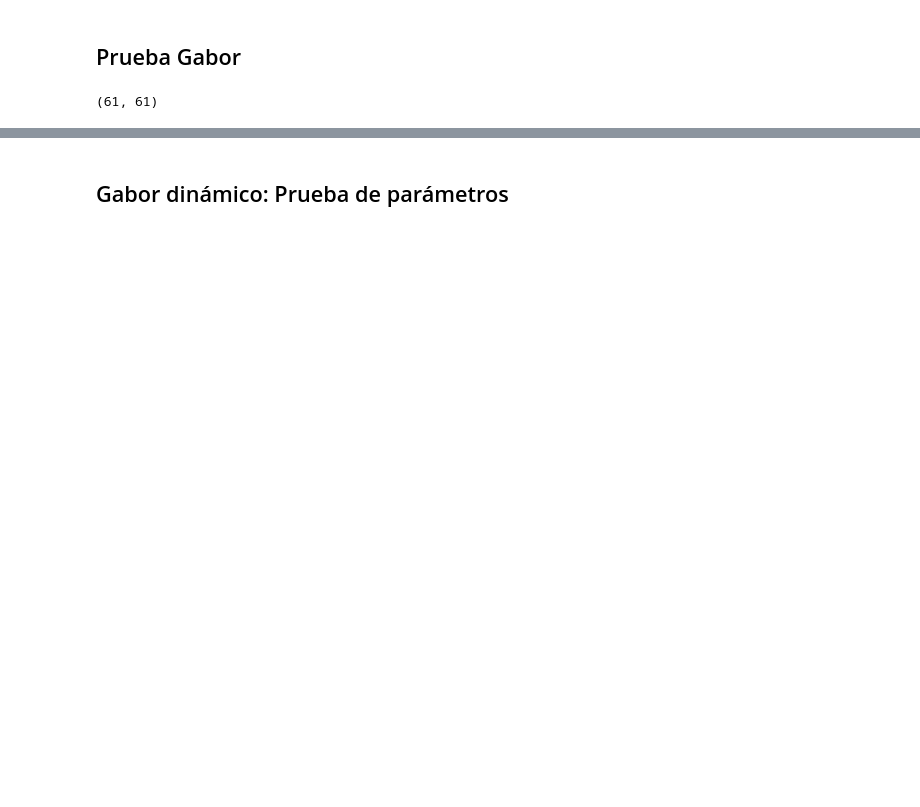
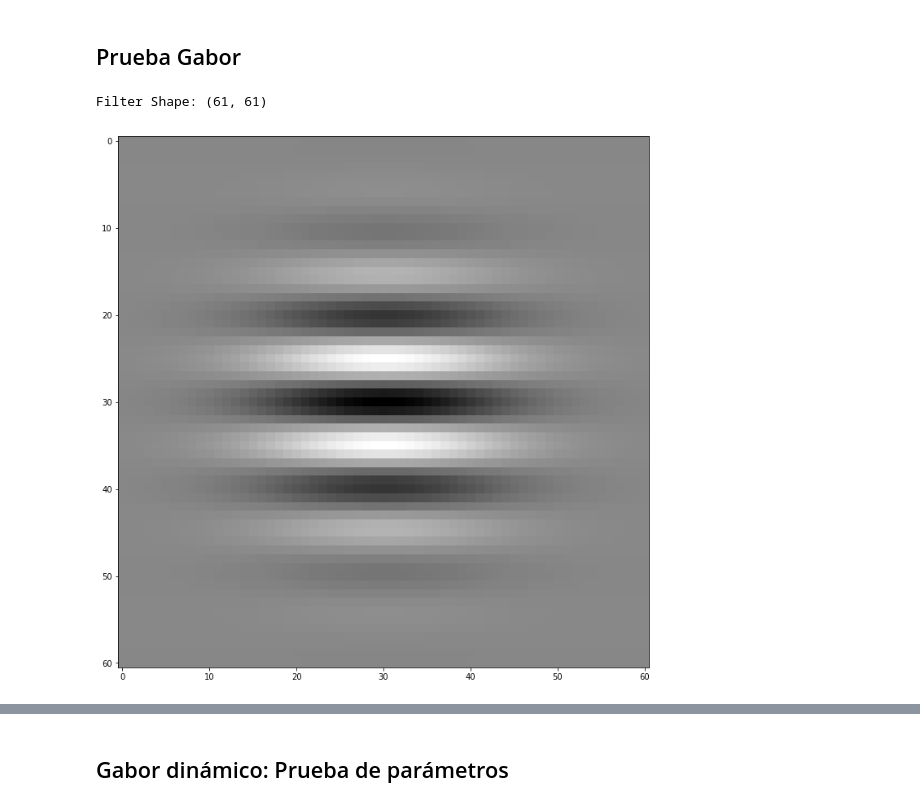
Before and after one commit to gabrieldelaparra/CC5508-2017-1-Tarea5, a Jupyter notebook: Tarea5.ipynb, the cells around one changed output, grey strips where cells are left out. Cells and saved outputs as stored; diff of their text form; code cells hidden in the pictures; blank space fills up the shorter version.

```diff
--- a/Tarea5.ipynb
+++ b/Tarea5.ipynb
@@ -60,7 +71,9 @@ def gabor_fn(theta, Lambda, sigma_x, sigma_y):
 ## Prueba Gabor
 # %%
 gabor = gabor_fn(0, 10, 10, 10)
-print(gabor.shape)
-#gabor
+print("Filter Shape:",gabor.shape)
+plt.imshow(gabor, cmap="binary")
+plt.show()
 # %% [output]
-(61, 61)
+Filter Shape: (61, 61)
+[figure, added]
```
Also changed, not shown: parts of 28 cells of this notebook, 7 other files.
